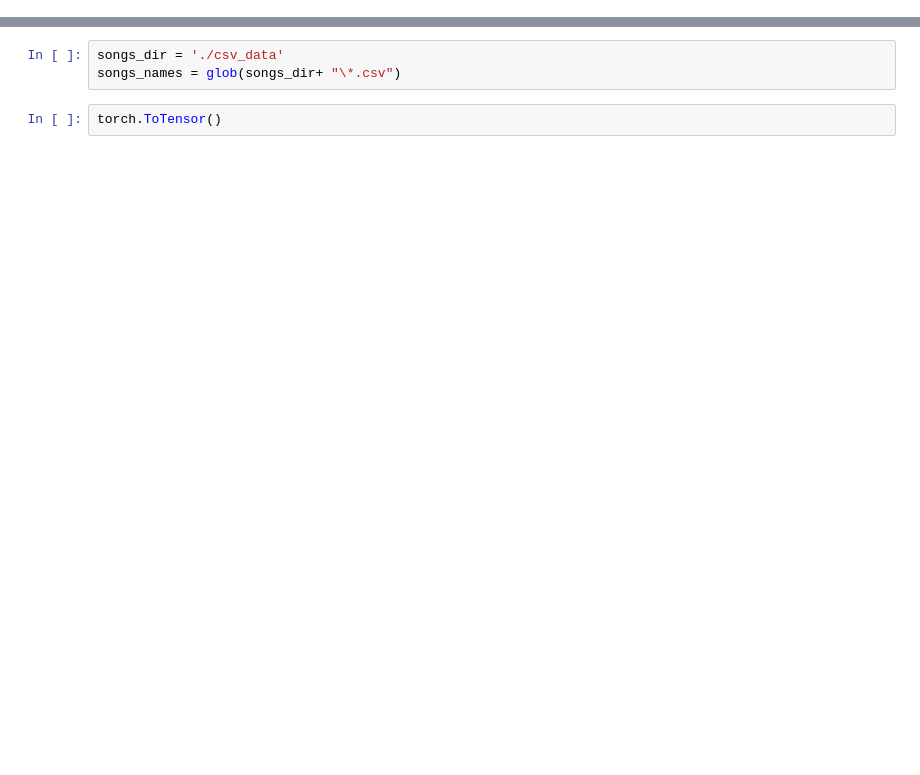
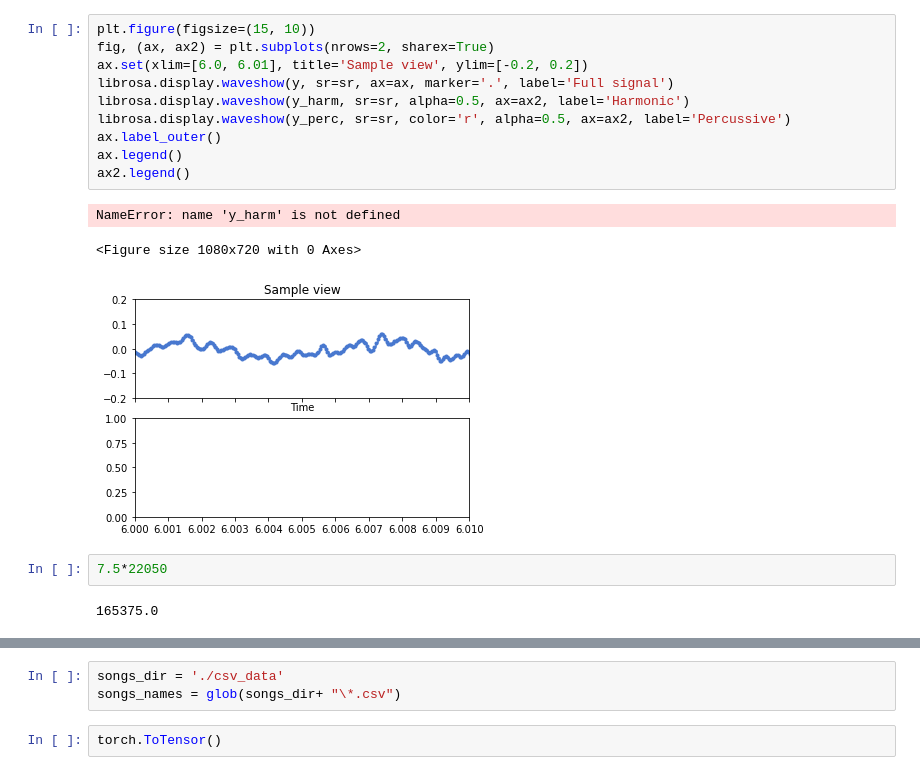
Before and after one commit to Sergey-Shulnyaev/ZamZam, a Jupyter notebook: Spectogram.ipynb, the cells around one changed output, grey strips where cells are left out. Saved outputs shown, nothing was run; the diff lists cells and outputs as text; blank space fills up the shorter version.

```diff
--- a/Spectogram.ipynb
+++ b/Spectogram.ipynb
@@ -29,3 +71,21 @@ y, sr = librosa.load(audioread.ffdec.FFmpegAudioFile(songs_names[0]))
+# %%
+plt.figure(figsize=(15, 10))
+fig, (ax, ax2) = plt.subplots(nrows=2, sharex=True)
+ax.set(xlim=[6.0, 6.01], title='Sample view', ylim=[-0.2, 0.2])
+librosa.display.waveshow(y, sr=sr, ax=ax, marker='.', label='Full signal')
+librosa.display.waveshow(y_harm, sr=sr, alpha=0.5, ax=ax2, label='Harmonic')
+librosa.display.waveshow(y_perc, sr=sr, color='r', alpha=0.5, ax=ax2, label='Percussive')
+ax.label_outer()
+ax.legend()
+ax2.legend()
+# %% [output]
+NameError: name 'y_harm' is not defined
+<Figure size 1080x720 with 0 Axes>
+[figure, added]
+# %%
+7.5*22050
+# %% [output]
+165375.0
 # %%
 #Mel Spectogram
 S = librosa.feature.melspectrogram(y = y, sr = sr, n_mels = 128)
```
Also changed, not shown: parts of 73 cells of this notebook, 1 other file.
